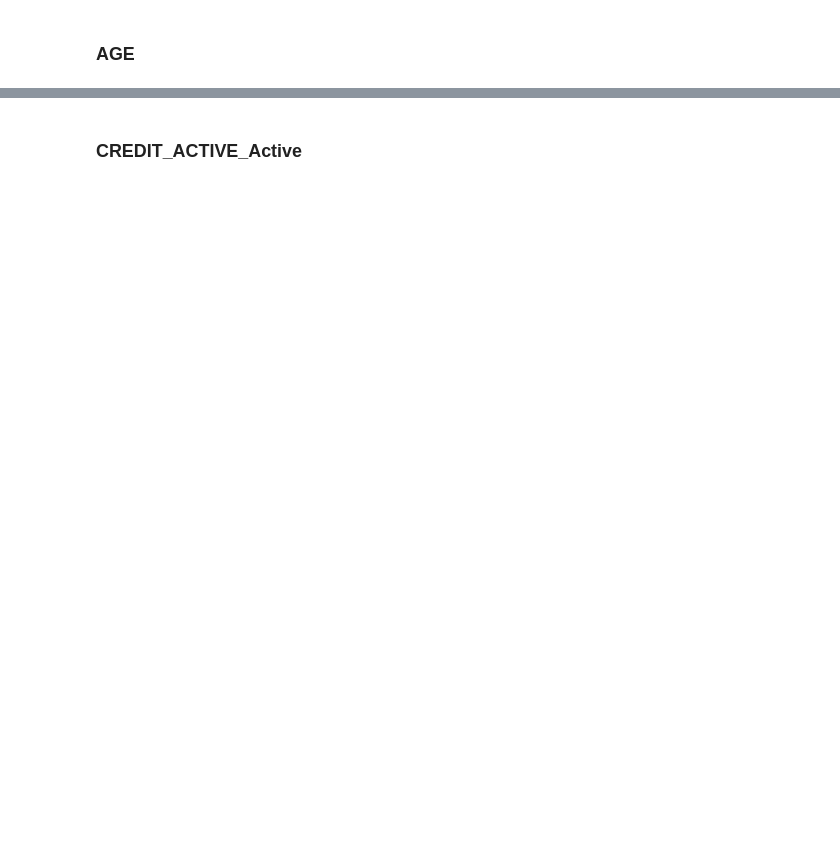
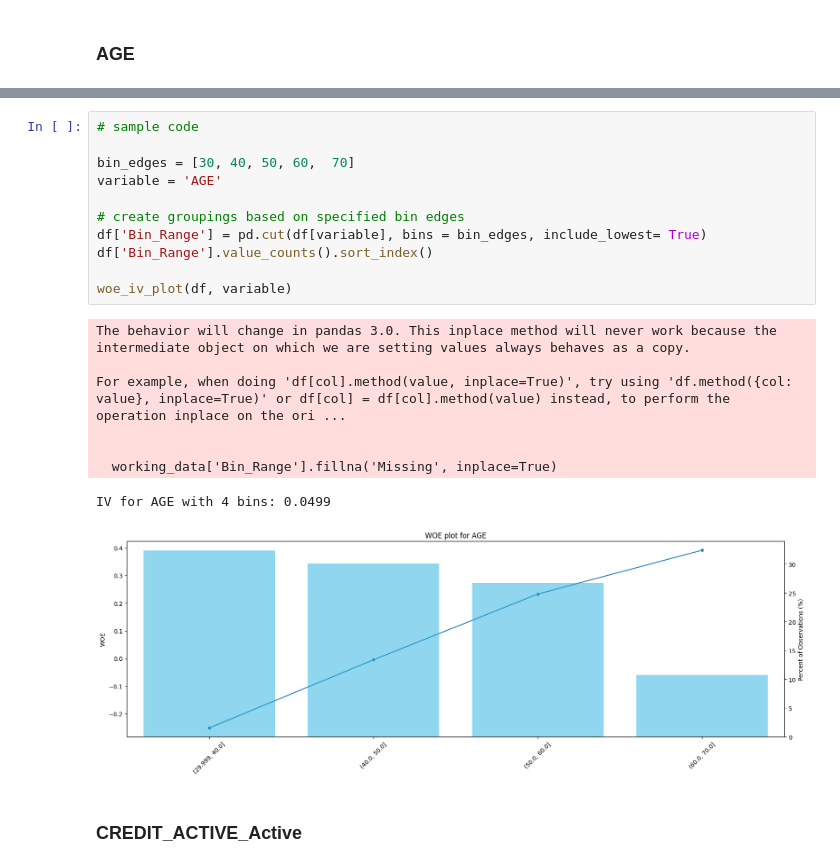
Before and after one commit to JohnErnestTan/Financial-Analytics-for-Elderly-care-Support-Loan-IS453, a Jupyter notebook: new_woe_iv_analysis.ipynb, the cells around one changed output, grey strips where cells are left out. Drawn from its saved outputs; the diff is of its cells as text; blank space fills up the shorter version.

```diff
--- a/new_woe_iv_analysis.ipynb
+++ b/new_woe_iv_analysis.ipynb
@@ -197,2 +263,22 @@ IV for DAYS_EMPLOYED with 4 bins: 0.0894
+# %%
+# sample code
+
+bin_edges = [30, 40, 50, 60,  70]
+variable = 'AGE'
+
+# create groupings based on specified bin edges
+df['Bin_Range'] = pd.cut(df[variable], bins = bin_edges, include_lowest= True)
+df['Bin_Range'].value_counts().sort_index()
+
+woe_iv_plot(df, variable)
+# %% [output]
+The behavior will change in pandas 3.0. This inplace method will never work because the intermediate object on which we are setting values always behaves as a copy.
+
+For example, when doing 'df[col].method(value, inplace=True)', try using 'df.method({col: value}, inplace=True)' or df[col] = df[col].method(value) instead, to perform the operation inplace on the ori ...
+
+
+  working_data['Bin_Range'].fillna('Missing', inplace=True)
+IV for AGE with 4 bins: 0.0499
+[figure, added]
 # %% [markdown]
 ### CREDIT_ACTIVE_Active
```
Also changed, not shown: parts of 5 cells of this notebook.
